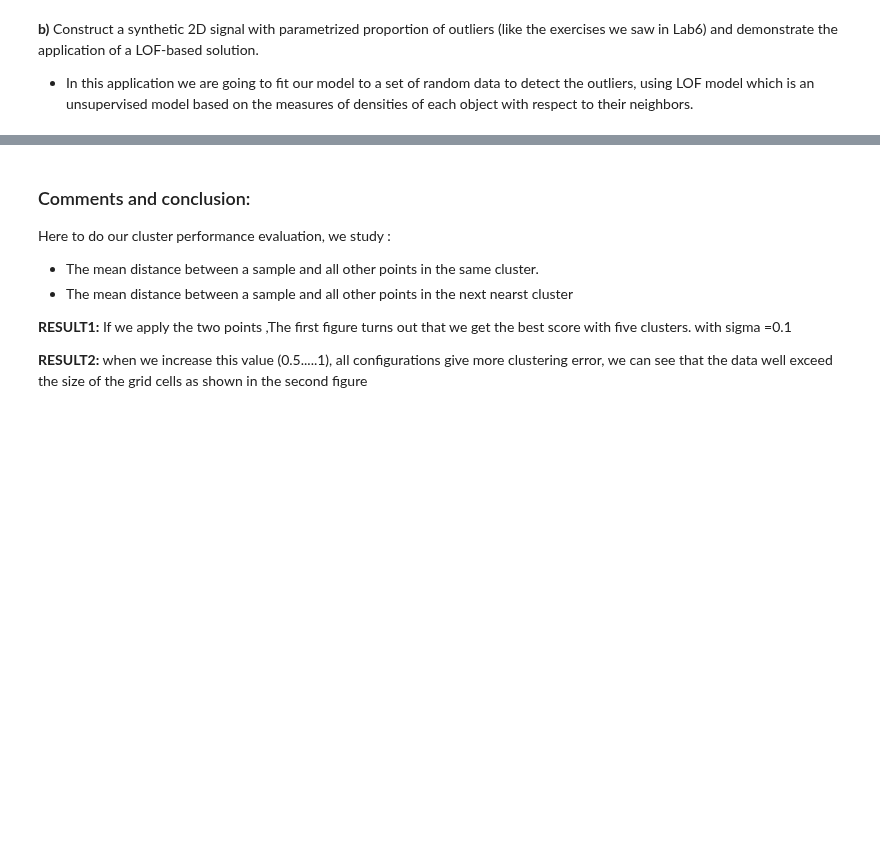
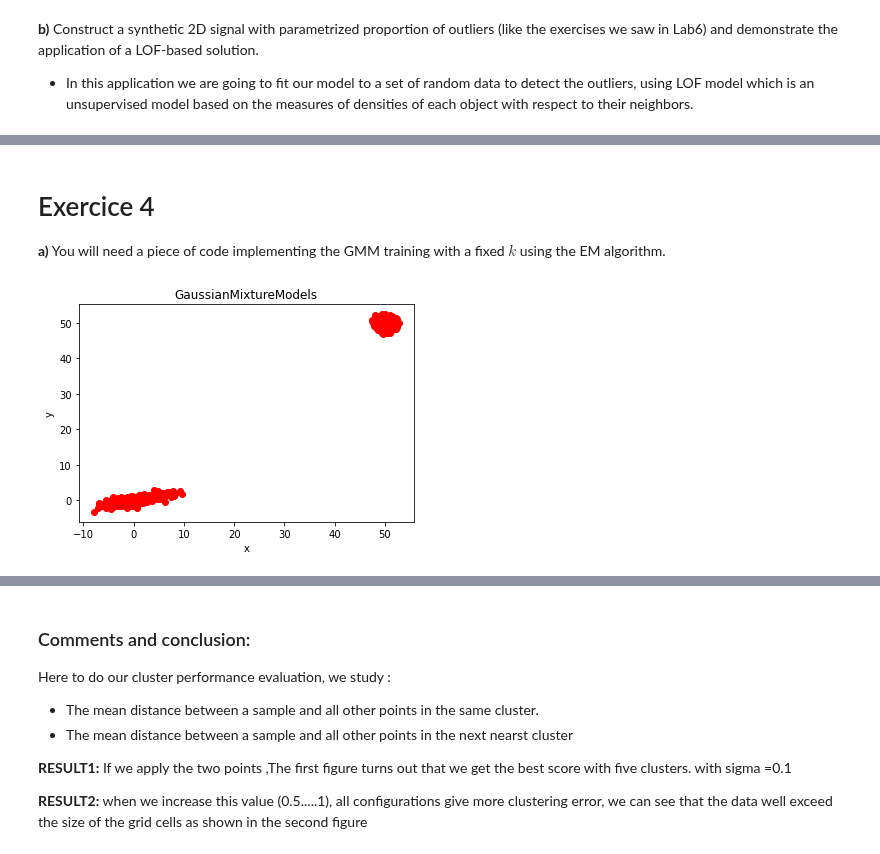
Before and after one commit to lougani-faouzi/DA, a Jupyter notebook: Assignments2.ipynb, the cells around one changed output, grey strips where cells are left out. Drawn from its saved outputs; the diff is of its cells as text; code cells hidden in the pictures; blank space fills up the shorter version.

```diff
--- a/Assignments2.ipynb
+++ b/Assignments2.ipynb
@@ -259,0 +260,76 @@ plt.show()
+# %% [markdown]
+# Exercice 4
+
+**a)** You will need a piece of code implementing the GMM training with a fixed $k$ using the EM algorithm.
+# %%
+import numpy as np
+import matplotlib.pyplot as plt
+from sklearn.cluster import KMeans
+from scipy.stats import multivariate_normal
+
+k=2 #defining the fixed k
+data_size=350 #defining data size
+
+class GMM(object):
+    #define constructor
+    def __init__(self,K):
+        self.c = 0.1
+        self.f = 2
+        self.K = K
+        multi = np.zeros((self.K, self.f))
+        self.L = 1e-2
+    #this function affects parameters by using kmeans model
+    def init2(self):
+        kmeans = KMeans(self.K).fit(self.X)
+        multi = kmeans.cluster_centers_
+        v = np.zeros((self.K, self.f, self.f))
+        for j in range(self.K):
+            v[j] = np.eye(self.f)
+        self.v = v
+        self.multi = multi
+        self.pi = np.ones(self.K)/self.K
+    #here we apply using our EM algorithm
+    def apply(self,X):
+        self.cout = []
+        self.X = X
+        self.lenght = len(X)
+        #init parameters
+        self.init2()
+        while True:
+            temp = np.zeros((self.lenght, self.K))
+            for k in range(self.K):
+                for n in range(self.lenght):
+                    temp[n,k] = self.pi[k] * multivariate_normal.pdf(self.X[n], self.multi[k], self.v[k])
+            cout_app = np.log(temp.sum(axis=1)).sum()
+            temp = temp / temp.sum(axis=1, keepdims=True)
+            self.temp = temp
+            for j in range(self.K):
+                xx = self.temp[:,j].sum()
+                self.pi[j] = xx / self.lenght
+                yy = self.temp[:,j].dot(self.X)/xx
+                self.multi[j] = yy
+                d = self.X - yy
+                temp2 = np.expand_dims(self.temp[:,j], -1) * d
+                self.v[j] = temp2.T.dot(d) / xx + np.eye(self.f)*self.L
+            self.cout.append(cout_app)
+            cc=len(self.cout)
+            if  cc > 2 and np.abs(self.cout[-2] - self.cout[-1]) < self.c :
+                    break
+        plt.scatter(self.X[:,0], self.X[:,1], c="r")
+        plt.title("GaussianMixtureModels")
+        plt.xlabel("x")
+        plt.ylabel("y")
+        plt.show()
+
+N1=0.7
+np.random.seed(0)
+d1 = np.array([50, 50])+np.random.randn(data_size, 2)
+val = np.array([[0.0, -N1], [3.5, N1]])
+d2 = np.dot(np.random.randn(data_size, 2), val)
+# concatenate the two datasets d1 witch generates spherical data and d2
+# Which generates stretched Gaussian data
+train_v = np.vstack([d1, d2])
+model = GMM(k)
+model.apply(train_v)
+# %% [output]
+[figure, added]
```
Also changed, not shown: parts of 5 cells of this notebook.
